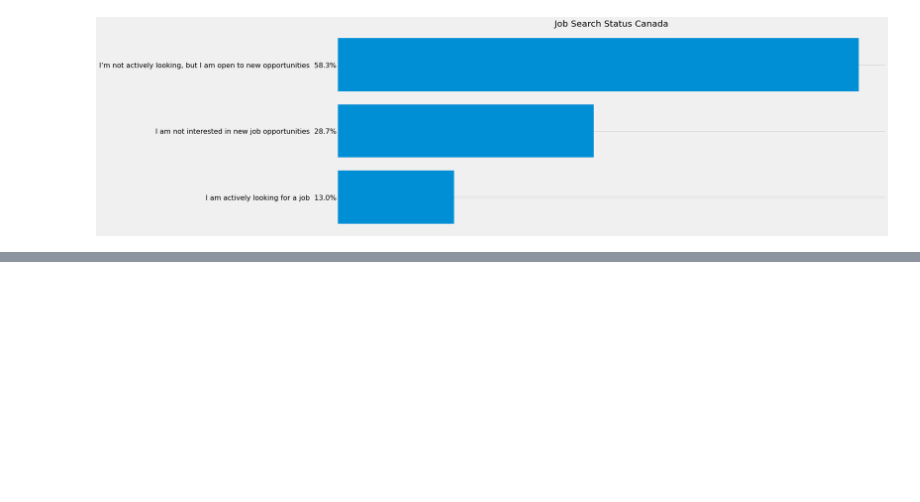
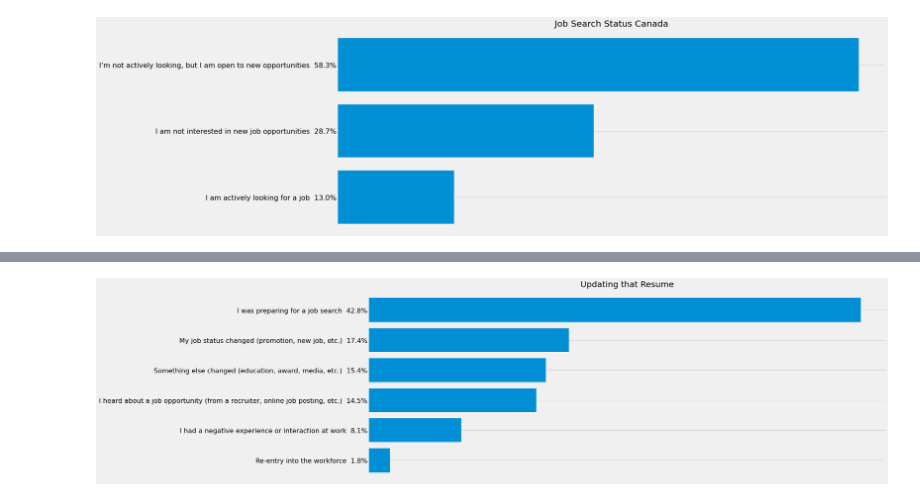
Before and after one commit to qristinius/Stackoverflow-Survey-2019, a Jupyter notebook: dev_survey_results_2019.ipynb, the cells around one changed output, grey strips where cells are left out. Cells and saved outputs as stored; diff of their text form; code cells hidden in the pictures; blank space fills up the shorter version.

```diff
--- a/dev_survey_results_2019.ipynb
+++ b/dev_survey_results_2019.ipynb
@@ -1771,0 +1805,20 @@ See the caveats in the documentation: https://pandas.pydata.org/pandas-docs/stab
+# %%
+resume_update = data["ResumeUpdate"]
+resume_update.dropna(inplace  = True)
+
+counted  = Counter(resume_update)
+counted_sorted  = sort_dict_by_value(counted)
+
+items  = counted_sorted.items()
+
+key_Phrases = []
+Quantity = []
+
+for item in items:
+    key_Phrases.append(item[0])
+    Quantity.append(item[1])
+
+
+Build_Barh_sizes( key_Phrases , Quantity, resume_update ,"fivethirtyeight", False , (20,8), "Updating that Resume")
+# %% [output]
+[figure, added]
```
Also changed, not shown: parts of 10 cells of this notebook.
